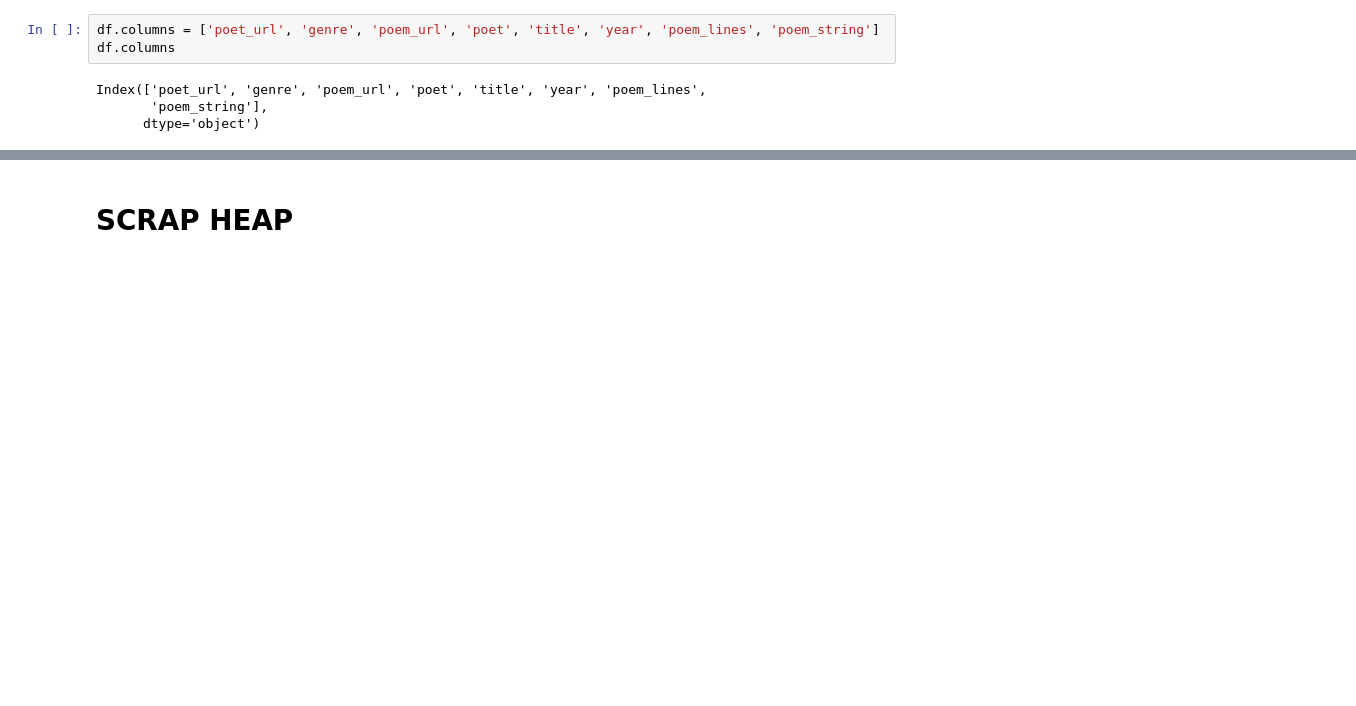
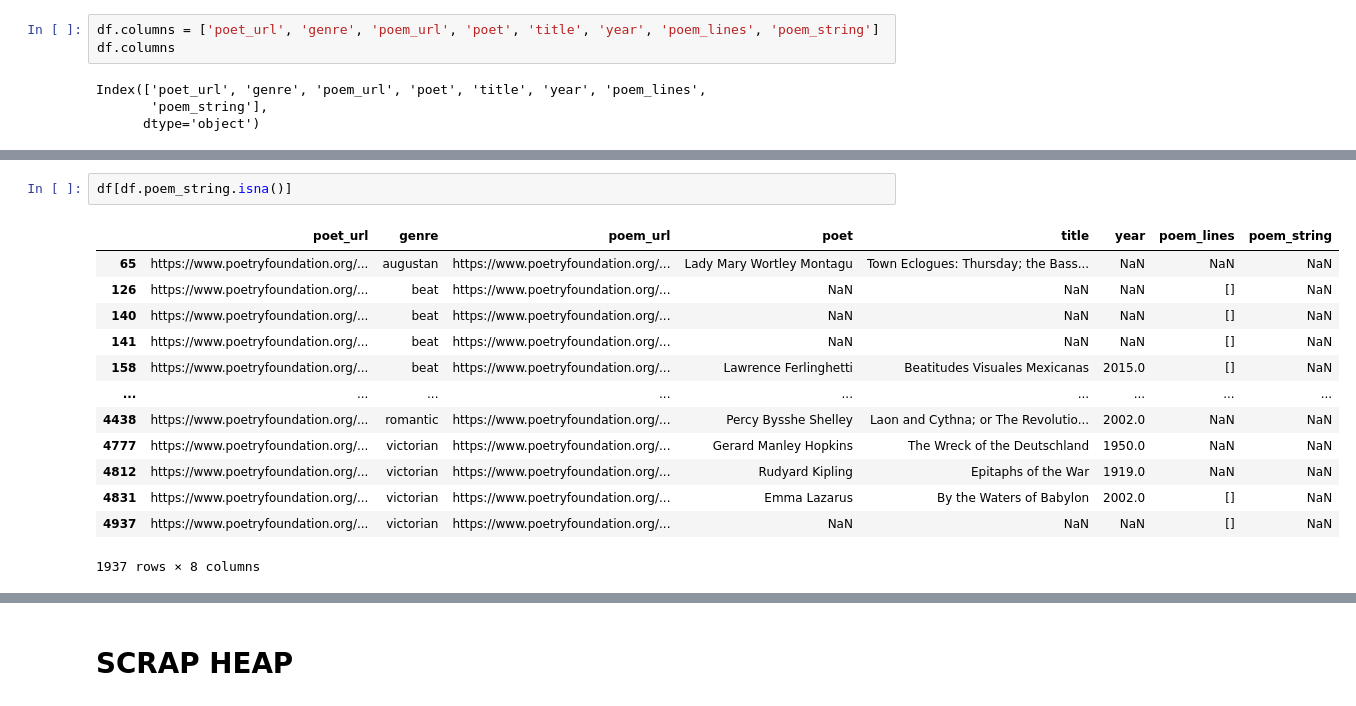
Before and after one commit to p-szymo/poetry_genre_classifier, a Jupyter notebook: webscraping_notebook.ipynb, the cells around one changed output, grey strips where cells are left out. Drawn from its saved outputs; the diff is of its cells as text; blank space fills up the shorter version.

```diff
--- a/webscraping_notebook.ipynb
+++ b/webscraping_notebook.ipynb
@@ -184,0 +463,16 @@ TypeError: unhashable type: 'list'
+# %%
+df[df.poem_string.isna()]
+# %% [output]
+|  | poet_url | genre | poem_url | poet | title | year | poem_lines | poem_string |
+| 65 | https://www.poetryfoundation.org/... | augustan | https://www.poetryfoundation.org/... | Lady Mary Wortley Montagu | Town Eclogues: Thursday; the Bass... | NaN | NaN | NaN |
+| 126 | https://www.poetryfoundation.org/... | beat | https://www.poetryfoundation.org/... | NaN | NaN | NaN | [] | NaN |
+| 140 | https://www.poetryfoundation.org/... | beat | https://www.poetryfoundation.org/... | NaN | NaN | NaN | [] | NaN |
+| 141 | https://www.poetryfoundation.org/... | beat | https://www.poetryfoundation.org/... | NaN | NaN | NaN | [] | NaN |
+| 158 | https://www.poetryfoundation.org/... | beat | https://www.poetryfoundation.org/... | Lawrence Ferlinghetti | Beatitudes Visuales Mexicanas | 2015.0 | [] | NaN |
+| ... | ... | ... | ... | ... | ... | ... | ... | ... |
+| 4438 | https://www.poetryfoundation.org/... | romantic | https://www.poetryfoundation.org/... | Percy Bysshe Shelley | Laon and Cythna; or The Revolutio... | 2002.0 | NaN | NaN |
+| 4777 | https://www.poetryfoundation.org/... | victorian | https://www.poetryfoundation.org/... | Gerard Manley Hopkins | The Wreck of the Deutschland | 1950.0 | NaN | NaN |
+| 4812 | https://www.poetryfoundation.org/... | victorian | https://www.poetryfoundation.org/... | Rudyard Kipling | Epitaphs of the War | 1919.0 | NaN | NaN |
+| 4831 | https://www.poetryfoundation.org/... | victorian | https://www.poetryfoundation.org/... | Emma Lazarus | By the Waters of Babylon | 2002.0 | [] | NaN |
+| 4937 | https://www.poetryfoundation.org/... | victorian | https://www.poetryfoundation.org/... | NaN | NaN | NaN | [] | NaN |
+1937 rows × 8 columns
```
Also changed, not shown: parts of 53 cells of this notebook, 4 other files.
